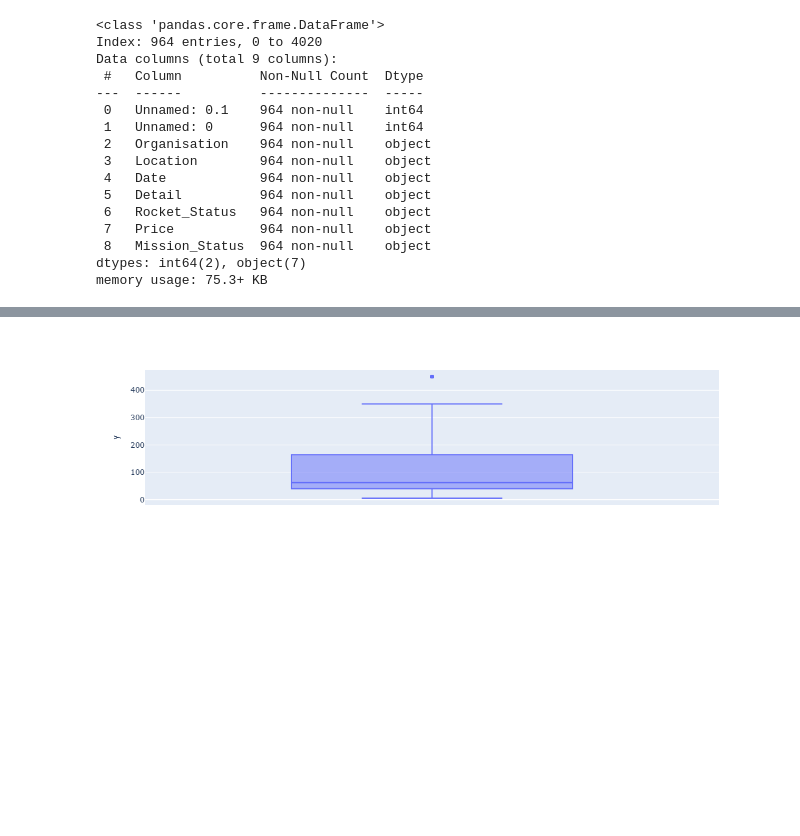
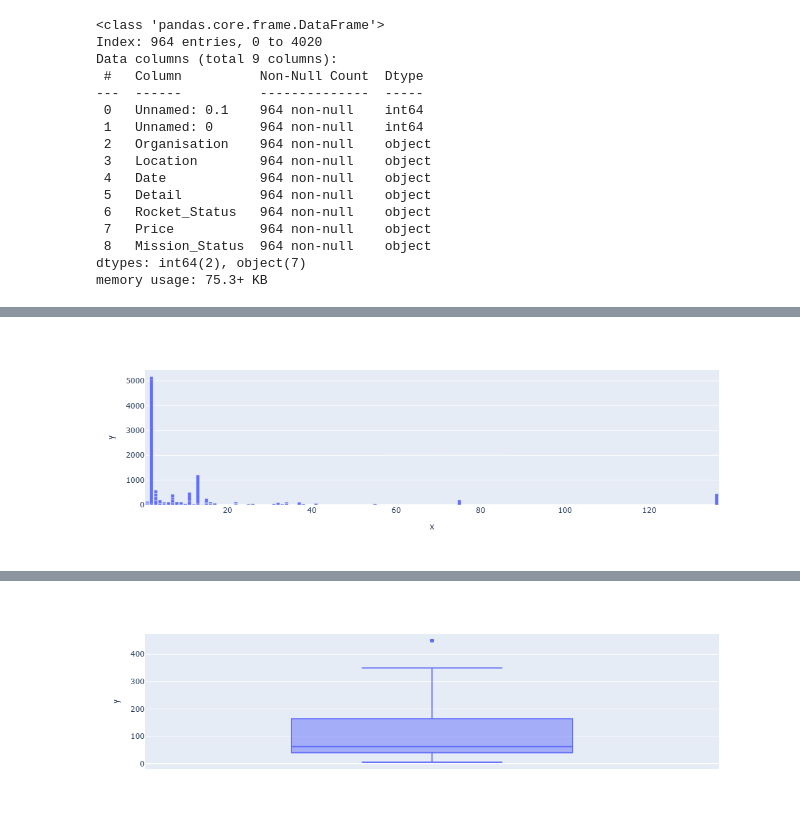
Before and after one commit to Bill-khk/Data-analysis, a Jupyter notebook: SpaceMissions/data/Space_Missions_Analysis_(start).ipynb, the cells around one changed output, grey strips where cells are left out. Saved outputs shown, nothing was run; the diff lists cells and outputs as text; code cells hidden in the pictures; blank space fills up the shorter version.

```diff
--- a/SpaceMissions/data/Space_Missions_Analysis_(start).ipynb
+++ b/SpaceMissions/data/Space_Missions_Analysis_(start).ipynb
@@ -243,0 +237,3 @@ px.box(y=clean_df['Price'], width=500)
+# %%
+price_df = clean_df['Price'].value_counts().reset_index()
+price_df.head(5)
@@ -244,3 +247,7 @@ px.box(y=clean_df['Price'], width=500)
+# %%
+px.bar(x=price_df['count'], y=price_df['Price'])
+# %% [output]
+[figure, added]
 # %%
 # Testing generating box without high values
 clean_df[clean_df['Price'] >= 1160]
```
Also changed, not shown: parts of 6 cells of this notebook.
